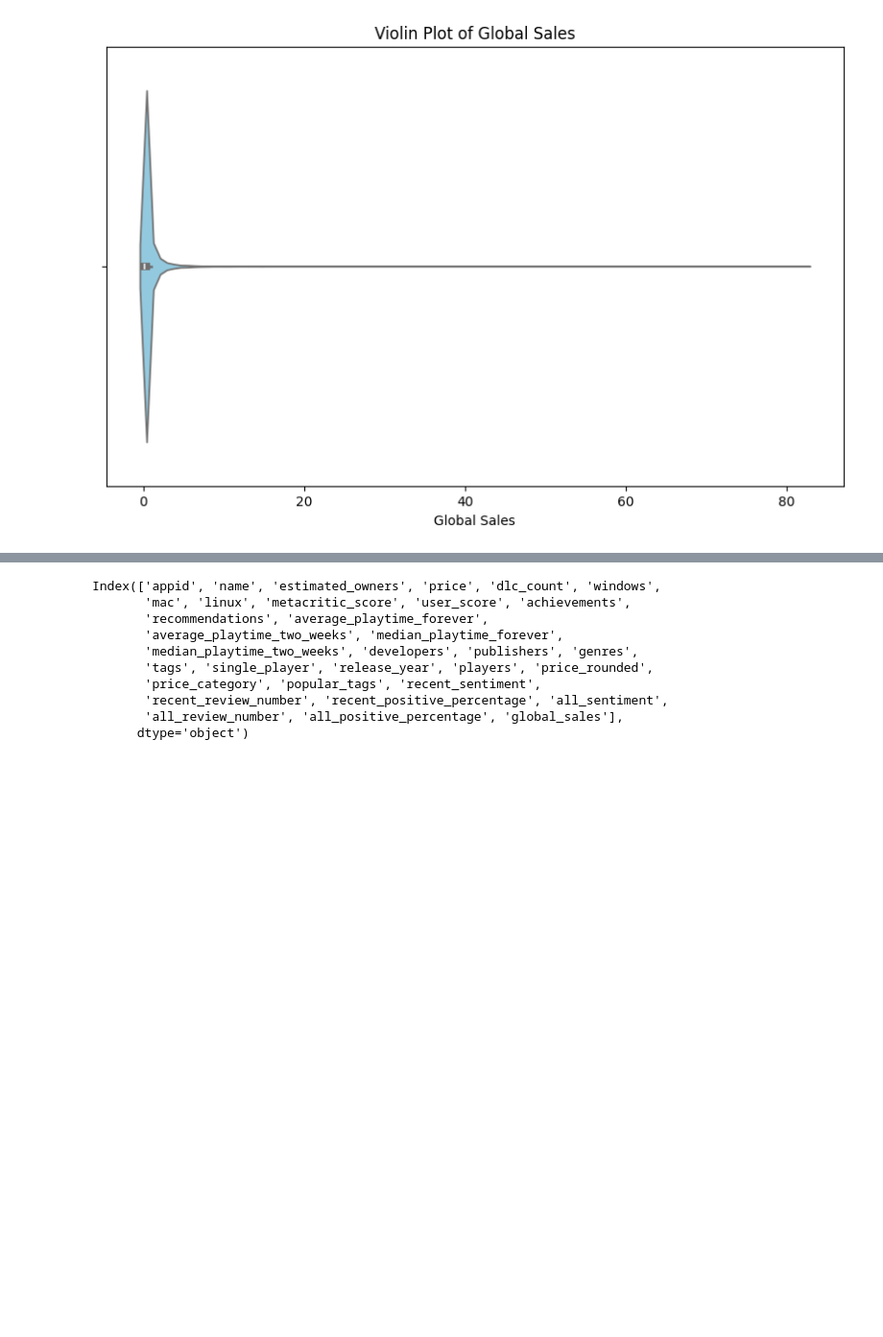
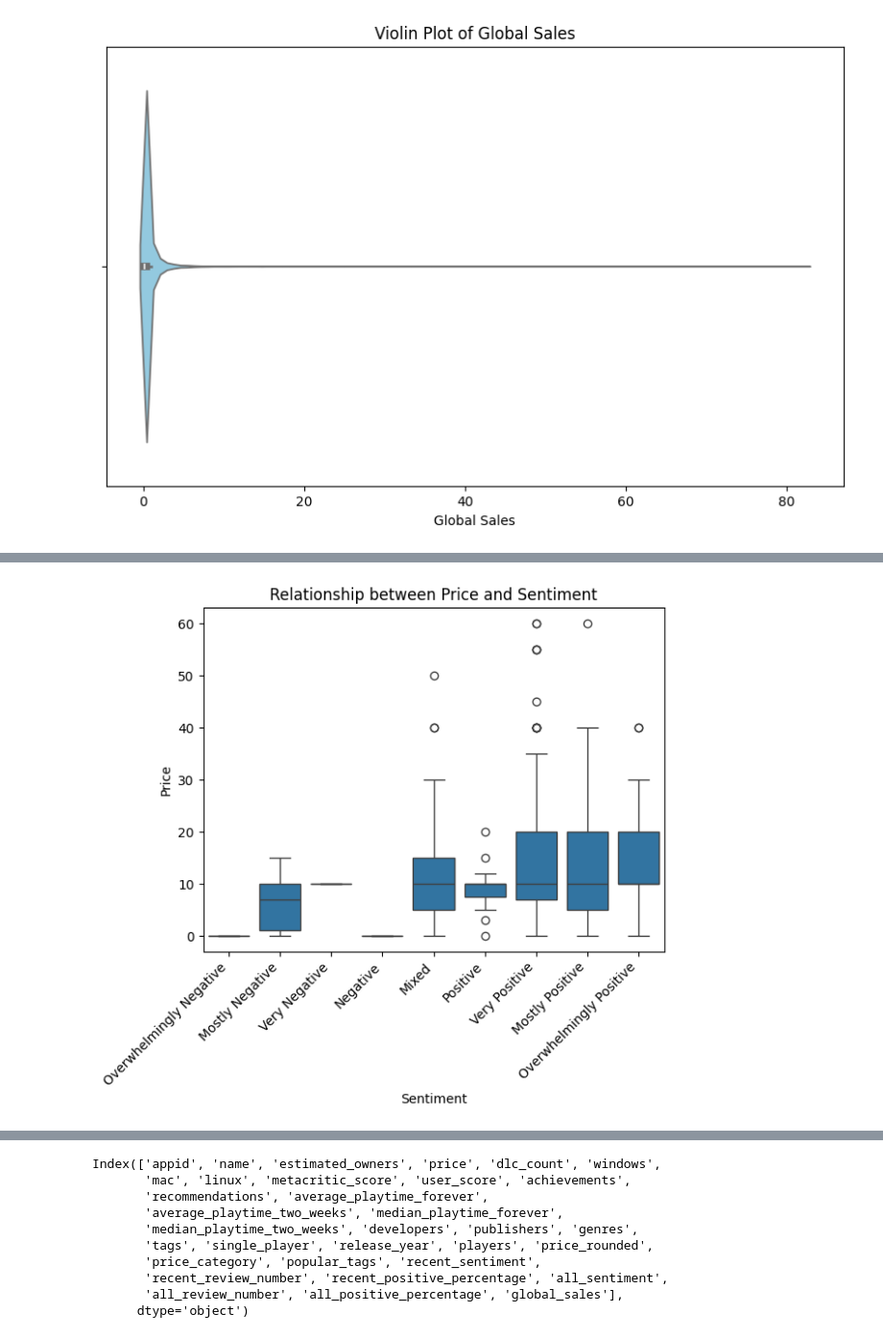
Before and after one commit to jbhiltscher/steam_project, a Jupyter notebook: SteamInsights/caroline_eda.ipynb, the cells around one changed output, grey strips where cells are left out. Shown: that part at 96% size. Drawn from its saved outputs; the diff is of its cells as text; code cells hidden in the pictures; blank space fills up the shorter version.

```diff
--- a/SteamInsights/caroline_eda.ipynb
+++ b/SteamInsights/caroline_eda.ipynb
@@ -299,0 +314,12 @@ tags = pd.read_csv('data/tags.csv')
+# %%
+order = ['Overwhelmingly Negative', 'Mostly Negative', 'Very Negative', 'Negative', 'Mixed', 'Positive', 'Very Positive', 'Mostly Positive', 'Overwhelmingly Positive' ]
+# %%
+# plt.figure(figsize=(10, 6))
+sns.boxplot(x='all_sentiment', y='price', data=all_games, order=order)
+plt.title('Relationship between Price and Sentiment')
+plt.xlabel('Sentiment')
+plt.ylabel('Price')
+plt.xticks(rotation=45, ha='right')
+plt.show()
+# %% [output]
+[figure, added]
```
Also changed, not shown: parts of 22 cells of this notebook, 3 other files.
